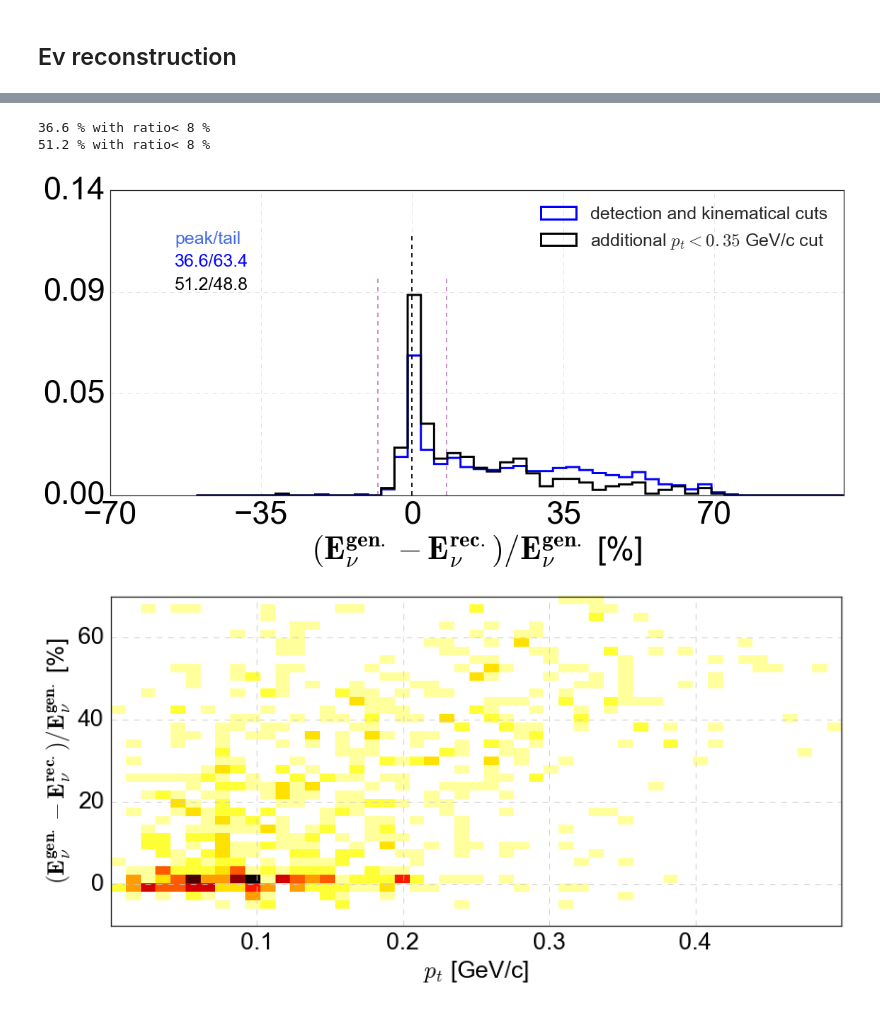
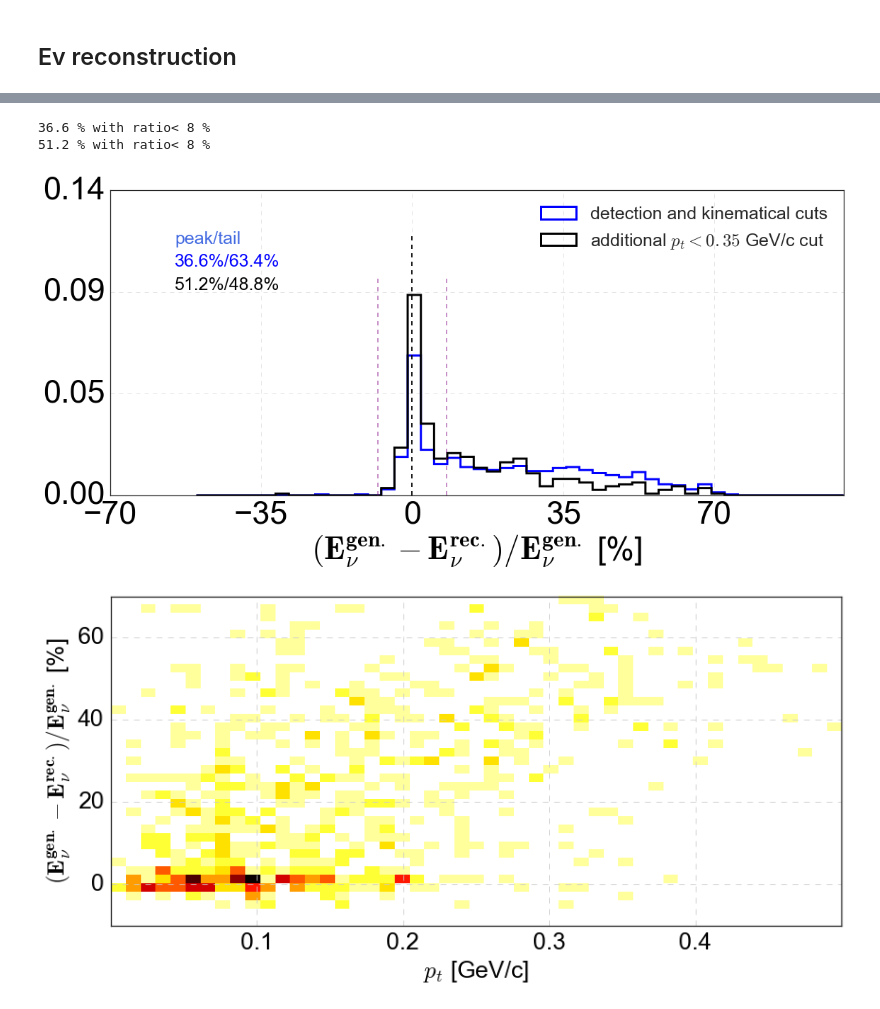
Before and after one commit to erezcoh4/AnalysisTreesInformation, a Jupyter notebook: CCQEPackage/notebooks/AnalysisReport/EvReconstruction.ipynb, the cells around one changed output, grey strips where cells are left out. Cells and saved outputs as stored; diff of their text form; code cells hidden in the pictures.

```diff
--- a/CCQEPackage/notebooks/AnalysisReport/EvReconstruction.ipynb
+++ b/CCQEPackage/notebooks/AnalysisReport/EvReconstruction.ipynb
@@ -245,7 +245,7 @@ for sample,label,color in zip([ mu_p_before_cuts,mu_p_after_detection_cuts, mu_p
 
 plt.text( 35 , 1.05*np.max(ax.get_ylim())*(1.1) , 'peak/tail' , fontsize=25 , color='royalblue' )
 for i,fgood,color in zip(range(len(fgood_arr)),fgood_arr,['blue','red','black']):
-    plt.text( 35 , 1.05*np.max(ax.get_ylim())*(1-0.1*i) , '%.1f/%.1f'%(fgood,100-fgood) , fontsize=25 , color=color )
+    plt.text( 35 , 1.05*np.max(ax.get_ylim())*(1-0.1*i) , '%.1f'%fgood+'%'+'/%.1f'%(100-fgood)+'%'  , fontsize=25 , color=color )
 ax.plot([good_percentage,good_percentage],ax.get_ylim(),'--',[-good_percentage,-good_percentage],ax.get_ylim(),'--',color='purple',alpha=0.5)
 ax.grid(linestyle='--',alpha=0.5)
 ax.set_title('all $\\mu$p pairs ($1\\mu 1p$ + CC1p)',fontsize=25,y=1.02)
@@ -283,7 +283,7 @@ for sample,label,color in zip([ mu_p_before_cuts[mu_p_before_cuts['reco_CC1p_Pt'
 
 plt.text( -55 , 0.85*np.max(ax.get_ylim())*(1.1) , 'peak/tail' , fontsize=25 , color='royalblue' )
 for i,fgood,color in zip(range(len(fgood_arr)),fgood_arr,['blue','red','black','green','magenta']):
-    plt.text( -55 , 0.85*np.max(ax.get_ylim())*(1-0.1*i) , '%.1f/%.1f'%(fgood,100-fgood) , fontsize=25 , color=color )
+    plt.text( -55 , 0.85*np.max(ax.get_ylim())*(1-0.1*i) , '%.1f'%fgood+'%'+'/%.1f'%(100-fgood)+'%' , fontsize=25 , color=color )
 
 ax.plot([good_percentage,good_percentage],ax.get_ylim(),'--',[-good_percentage,-good_percentage],ax.get_ylim(),'--',color='purple',alpha=0.5)
 ax.grid(linestyle='--',alpha=0.5)
@@ -307,35 +307,35 @@ fig,ax=plt.subplots(figsize=(16,8))
 bins = np.linspace(-50,100,50)
 PtBins = [[0,0.1],[0.1,0.2],[0.2,1.0]]
 mu_p_after_cuts =  pd.concat([reduced_samples['cut 5'][0],reduced_samples['cut 5'][1]])
 mu_p_after_Pt_cut =  pd.concat([reduced_samples['cut 6'][0],reduced_samples['cut 6'][1]])
 
 
 fgood_arr = []
 for sample,label,color in zip([mu_p_after_cuts,mu_p_after_Pt_cut]
                              ,['detection and kinematical cuts','additional $p_t<0.35$ GeV/c cut']
                              ,['blue','black']):
     ratio = 100*(sample['truth_Ev'] - sample['reco_CC1p_Ev_fromE'])/sample['truth_Ev']
     plt.hist( ratio , bins=bins, label=label, histtype='step',linewidth=3,normed=1,color=color);
     fgood_arr.append(100.*find_fraction_of_good_Ev( sample=ratio, good_percentage=good_percentage ))
 
 plt.text( -55 , 1.05*np.max(ax.get_ylim())*(1.1) , 'peak/tail' , fontsize=25 , color='royalblue' )
 for i,fgood,color in zip(range(len(fgood_arr)),fgood_arr,['blue','black']):
-    plt.text( -55 , 1.05*np.max(ax.get_ylim())*(1-0.1*i) , '%.1f/%.1f'%(fgood,100-fgood) , fontsize=25 , color=color )
+    plt.text( -55 , 1.05*np.max(ax.get_ylim())*(1-0.1*i) ,'%.1f'%fgood+'%'+'/%.1f'%(100-fgood)+'%'  , fontsize=25 , color=color )
 
 
 ax.plot([good_percentage,good_percentage],ax.get_ylim(),'--',[-good_percentage,-good_percentage],ax.get_ylim(),'--',color='purple',alpha=0.5)
 ax.grid(linestyle='--',alpha=0.5)
 plt.plot([0,0],ax.get_ylim(),'--',color='black')
 set_axes(ax,'$\\bf{(E^{gen.}_{\\nu}-E^{rec.}_{\\nu})/E^{gen.}_{\\nu}}$ [%]',ticks_color='black',fontsize=45,nticklabels=4)
 ax.xaxis.set_ticks([-70,-35,0,35,70]);
 ax.yaxis.set_major_formatter(ticker.FormatStrFormatter('%.2f'))
 ax.legend(loc='upper right',fontsize=25)
 plt.tight_layout()
 fig.savefig(figures_path+'EvReconstructedAfterPtCut.pdf')
 # %% [output]
 36.6 % with ratio< 8 %
 51.2 % with ratio< 8 %
-[figure, old version]
+[figure, new version]
 # %%
 # 2d Ev vs. Pt
 fig = plt.figure(figsize=(12,6))
```
Also changed, not shown: parts of 2 cells of this notebook.
